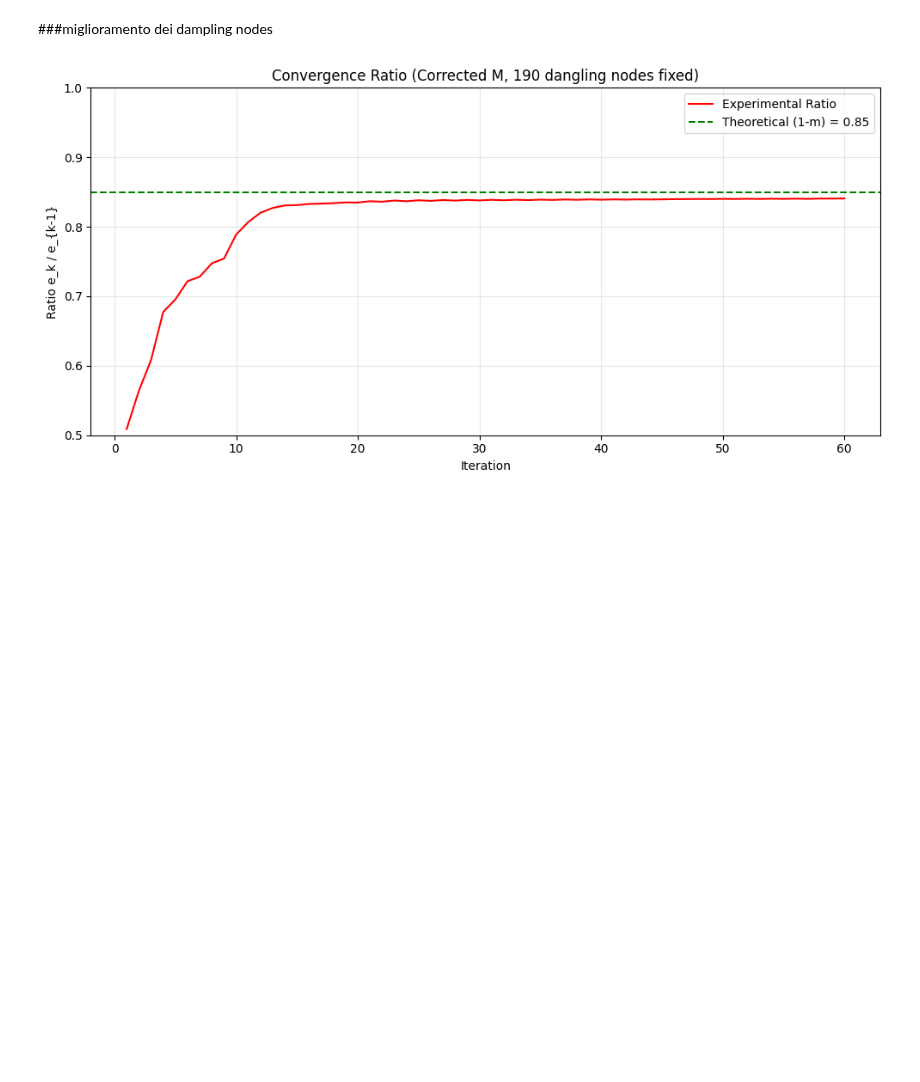
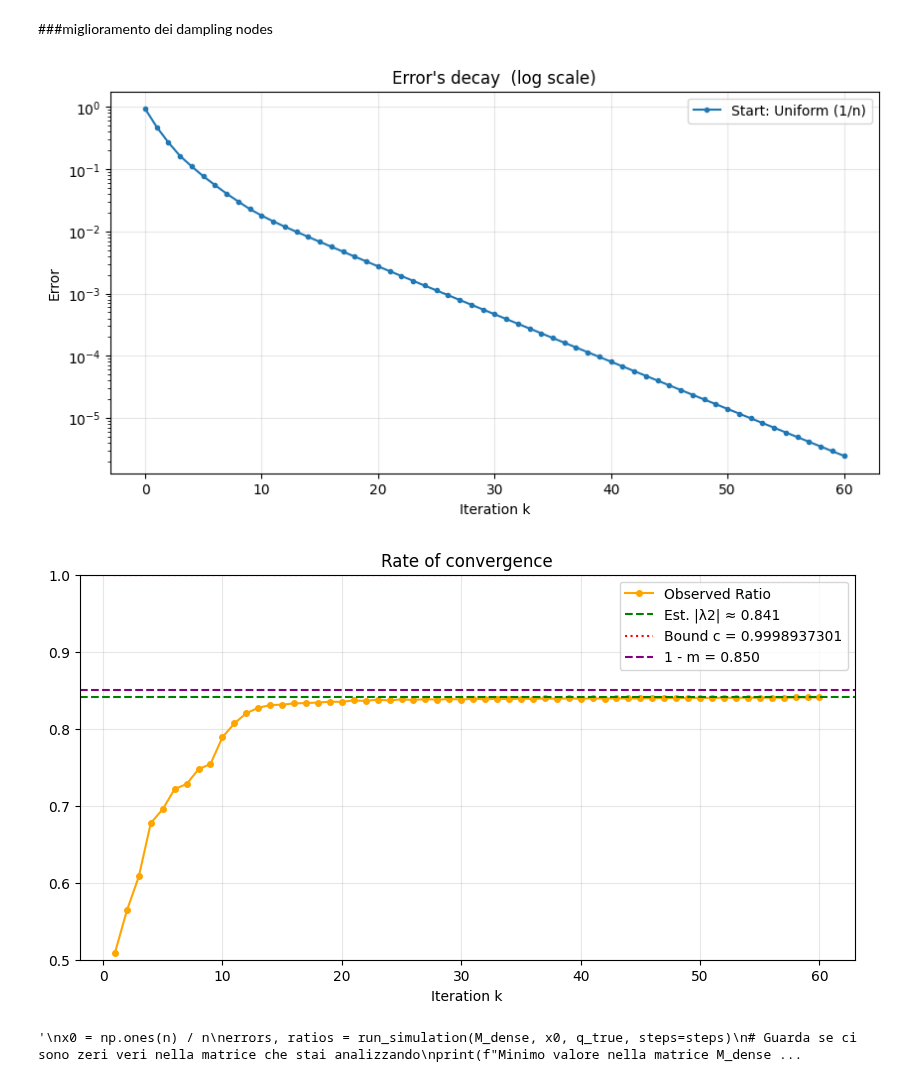
Before and after one commit to giorgiozoccatelli/ComputationalLinearAlgebra, a Jupyter notebook: PageRank/es11.ipynb, the cells around one changed output. Saved outputs shown, nothing was run; the diff lists cells and outputs as text; code cells hidden in the pictures; blank space fills up the shorter version.

```diff
--- a/PageRank/es11.ipynb
+++ b/PageRank/es11.ipynb
@@ -677,7 +691,7 @@ print(df.to_string(index=False, float_format="%.6e"))
 ###Graphs of Errors and Convergence Rates
 # %%
 
-def plot_interactive_analysis(start_strategy):
+def plot_interactive_analysis(start_strategy, save_name):
 
     if start_strategy == 'Uniform (1/n)':
         x0 = np.ones(n) / n
@@ -698,28 +712,28 @@ def plot_interactive_analysis(start_strategy):
     k_vals = range(len(errors))
 
     plt.figure(figsize=(10, 5))
-    plt.plot(k_vals, errors, 'o-', markersize=4, label=f'Start: {start_strategy}')
+    plt.plot(k_vals, errors, 'o-', markersize=3, label=f'Start: {start_strategy}')
     plt.yscale('log')
     plt.title("Error's decay  (log scale)")
     plt.xlabel('Iteration k')
     plt.ylabel('Error')
     plt.grid(True, alpha=0.3)
     plt.legend()
-    fig.savefig("error's decay", dpi=300, bbox_inches='tight')
+    #plt.savefig(f"{save_name}_error_decay", dpi=300, bbox_inches='tight')
     plt.show()
 
 
     plt.figure(figsize=(10, 5))
     plt.plot(k_vals[1:], ratios[1:], 'o-', color='orange', markersize=4, label='Observed Ratio')
     plt.axhline(y=lambda_2_est, color='green', linestyle='--', label=f'Est. |λ2| ≈ {lambda_2_est:.3f}')
-    plt.axhline(y=c_val, color='red', linestyle=':', label=f'Bound c = {c_val:.3f}')
-
+    plt.axhline(y=c_val, color='red', linestyle=':', label=f'Bound c = {c_val:.10f}')
+    plt.axhline(y=1-m, color='purple', linestyle='--', label=f'1 - m = {1 - m:.3f}')
     plt.title('Rate of convergence')
     plt.xlabel('Iteration k')
-    plt.ylim(0.4, 1.0)
+    plt.ylim(0.5, 1.0)
     plt.legend()
-    plt.grid(True)
-    fig.savefig("speed convengence", dpi=300, bbox_inches='tight')
+    plt.grid(True, alpha=0.3)
+    #plt.savefig(f"{save_name}_rate_convergence", dpi=300, bbox_inches='tight')
     plt.show()
 
 print("Select the starting type to see the effect on convergence:")
@@ -727,8 +741,9 @@ interact(plot_interactive_analysis,
          start_strategy=widgets.Dropdown(
              options=['Uniform (1/n)', 'Page 3 (Dominant)', 'Page 1 (Weak)', 'Random'],
              value='Uniform (1/n)',
-             description='x0:',
-         ));
+             description='x0:'),
+        save_name=fixed("a5")
+         );
 # %% [output]
 Select the starting type to see the effect on convergence:
 interactive(children=(Dropdown(description='x0:', options=('Uniform (1/n)', 'Page 3 (Dominant)', 'Page 1 (Weak…
@@ -840,7 +855,7 @@ Teorico (1-m): 0.8500
 # %% [markdown]
 ###miglioramento dei dampling nodes
 # %%
-#set up
+
 m = 0.15
 steps = 60
 n = A.shape[0]
@@ -854,34 +869,49 @@ if hasattr(M_nuova, "toarray"):
 else:
     M_dense = M_nuova
 
 #correction of dandling nodes
 col_sums = M_dense.sum(axis=0)
 dangling_nodes = np.where(col_sums <= m + 0.01 )[0]
 
 massing_mass = (1-m)/n
 for j in dangling_nodes:
     M_dense[:, j] += massing_mass
 
 final_sums = M_dense.sum(axis=0)
 M_dense /= final_sums
+M = M_dense
+q_true = get_ground_truth(M)
+plot_interactive_analysis('Uniform (1/n)', 'hollins_patched');
 
-
-q_true = get_ground_truth(M_dense)
+'''
 x0 = np.ones(n) / n
 errors, ratios = run_simulation(M_dense, x0, q_true, steps=steps)
+# Guarda se ci sono zeri veri nella matrice che stai analizzando
+print(f"Minimo valore nella matrice M_dense: {np.min(M_dense)}")
+print(f"Esiste almeno uno zero? {np.any(M_dense == 0)}")
+
+lambda_2_est = ratios[-1]
+c_val = calculate_c(M_dense)
+
+k_vals = range(len(errors))
 
 plt.figure(figsize=(10, 5))
 
 plt.plot(ratios, 'r-', label='Experimental Ratio')
-plt.axhline(y=1-m, color='g', linestyle='--', label=f'Theoretical (1-m) = {1-m:.2f}')
+plt.axhline(y=1-m, color='g', linestyle='--', label=f'Theoretical (1-m) = {1-m:.3f}')
+plt.axhline(y=lambda_2_est, color='orange', linestyle='--', label=f'Est. lamba2 = {lambda_2_est:.3f}')
+plt.axhline(y=c_val, color='b', linestyle='--', label=f'Bound c = {c_val:.10f}')
 plt.title(f"Convergence Ratio (Corrected M, {len(dangling_nodes)} dangling nodes fixed)")
 plt.xlabel("Iteration")
 plt.ylabel("Ratio e_k / e_{k-1}")
 plt.legend()
 plt.ylim(0.5, 1.0)
 plt.grid(True, alpha=0.3)
 
 plt.tight_layout()
 plt.show()
+'''
 # %% [output]
-[figure, old version]
+[figure, new version]
+[figure, added]
+'\nx0 = np.ones(n) / n\nerrors, ratios = run_simulation(M_dense, x0, q_true, steps=steps)\n# Guarda se ci sono zeri veri nella matrice che stai analizzando\nprint(f"Minimo valore nella matrice M_dense ...
```
Also changed, not shown: parts of 4 cells of this notebook, 17 other files.
